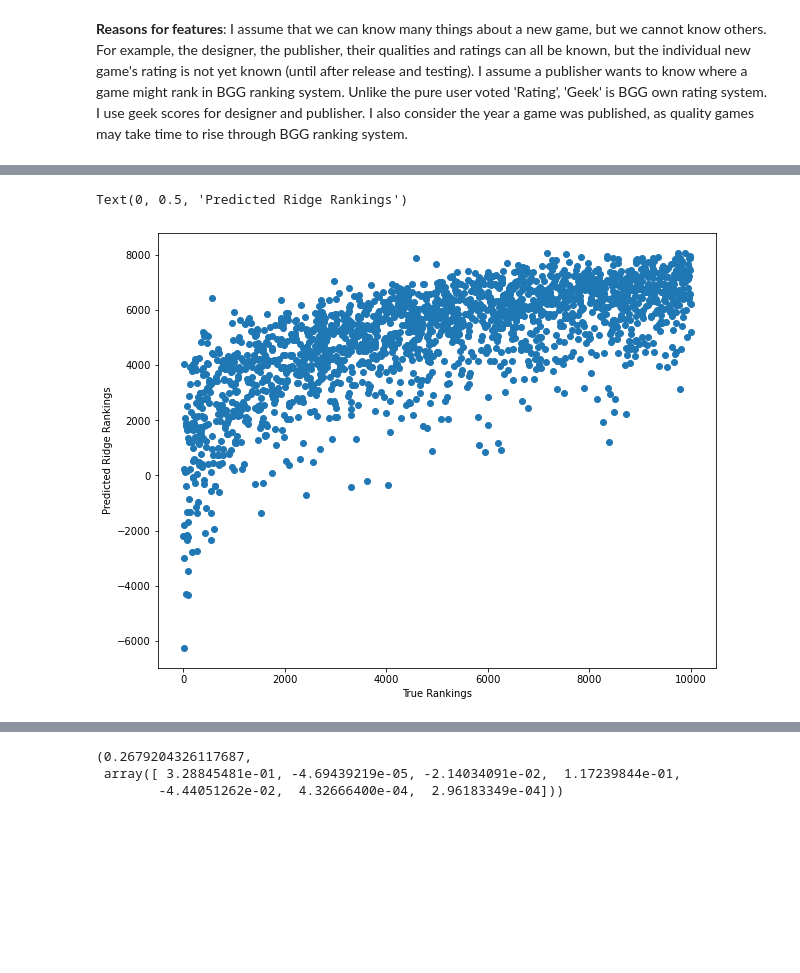
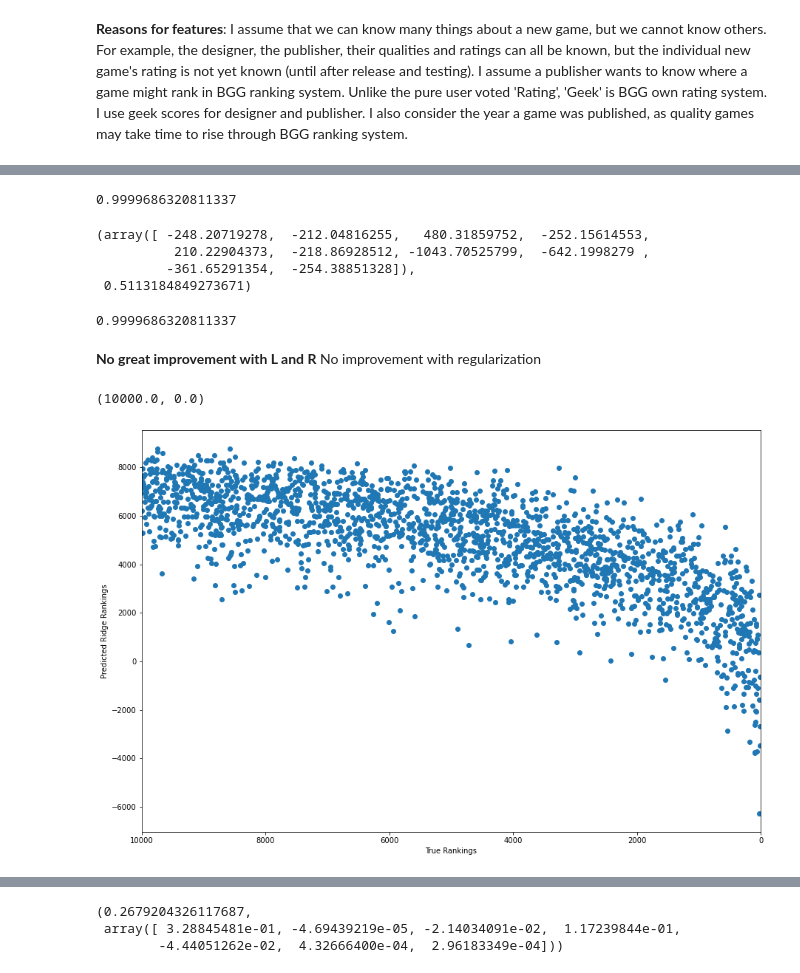
Before and after one commit to twdooley/bgg_project, a Jupyter notebook: model_creation.ipynb, the cells around one changed output, grey strips where cells are left out. Saved outputs shown, nothing was run; the diff lists cells and outputs as text; code cells hidden in the pictures; blank space fills up the shorter version.

```diff
--- a/model_creation.ipynb
+++ b/model_creation.ipynb
@@ -413,11 +452,11 @@ list(zip(X_train, lr_model_ridge.coef_))
 # %%
 lr = LinearRegression()
 
-X = df[['avgweight', 'strategy','war','family', 'abstract', 'thematic', 'geek_des', 'geek_pub']]
+X = df[['avgweight', 'strategy','war','family', 'abstract', 'thematic', 'geek_des', 'geek_pub','quality_pub', 'quality_des']]
 imputer = IterativeImputer()
 imp = imputer.fit_transform(X)
-y = min_na[['rank']]
+y = df[['rank']]
 lr.fit(imp, y)
 
-lr.score(imp, y), lr.coef_
+lr.score(imp, y), lr.coef_, lr.intercept_
 # %% [output]
@@ -481,5 +484,0 @@ Name: geek_pub, dtype: float64
-# %%
-year_group = df.groupby(by='yearpublished').mean()
-df['price_avgy'] = year_group.price_mkt
-#df.price_mkt, df.price_avgy
-#df[df.price_mkt.isnull()].price_mkt = df.price_avgy
@@ -514,0 +523,10 @@ list(zip(X_train.columns, lr_model_ridge.coef_))
+# %%
+lr = LinearRegression()
+
+X = df[['avgweight', 'strategy','war','family', 'abstract', 'thematic', 'geek_des', 'geek_pub','quality_pub', 'quality_des']]
+imputer = IterativeImputer()
+imp = imputer.fit_transform(X)
+y = df[['rank']]
+lr.fit(imp, y)
+
+lr.score(imp, y), lr.coef_, lr.intercept_
@@ -514,0 +683,5 @@ list(zip(X_train.columns, lr_model_ridge.coef_))
+# %%
+lr_model_ridge = RidgeCV()
+lr_model_ridge.fit(imp, y)
+
+lr_model_ridge.coef_, lr_model_ridge.score(imp,y)
@@ -515,13 +716,34 @@ list(zip(X_train.columns, lr_model_ridge.coef_))
+# %%
+(lr_model_lasso.score(X_train, y_train)/lr_model_lasso.score(X_test, y_test))/ratio_r2
+# %% [output]
+0.9999686320811337
+# %%
+reg_lr_model_lasso = LassoCV()
+reg_lr_model_lasso.fit(X_tr, y_train)
+reg_lr_model_lasso.coef_, reg_lr_model_lasso.score(X_tr, y_train)
+# %% [output]
+(array([ -248.20719278,  -212.04816255,   480.31859752,  -252.15614553,
+          210.22904373,  -218.86928512, -1043.70525799,  -642.1998279 ,
+         -361.65291354,  -254.38851328]),
+ 0.5113184849273671)
+# %%
+(lr_model_lasso.score(X_train, y_train)/lr_model_lasso.score(X_test, y_test))/ratio_r2
+# %% [output]
+0.9999686320811337
+# %% [markdown]
+**No great improvement with L and R** No improvement with regularization
 # %%
 ridge_predict = lr_model_ridge.predict(X_test)
 # %%
-plt.figure(figsize=(10,8))
+fig, ax= plt.subplots(1,1)
+fig.set_size_inches(15,10)
 plt.scatter(y_test, ridge_predict)
 plt.xlabel('True Rankings')
 plt.ylabel('Predicted Ridge Rankings')
+ax.set_xlim(10000,0)
 # %% [output]
-Text(0, 0.5, 'Predicted Ridge Rankings')
+(10000.0, 0.0)
-[figure, old version]
+[figure, new version]
 # %%
 no_na_des = df_price[~df_price.numdes.isna()]
 # %%
```
Also changed, not shown: parts of 59 cells of this notebook, 7 other files.
